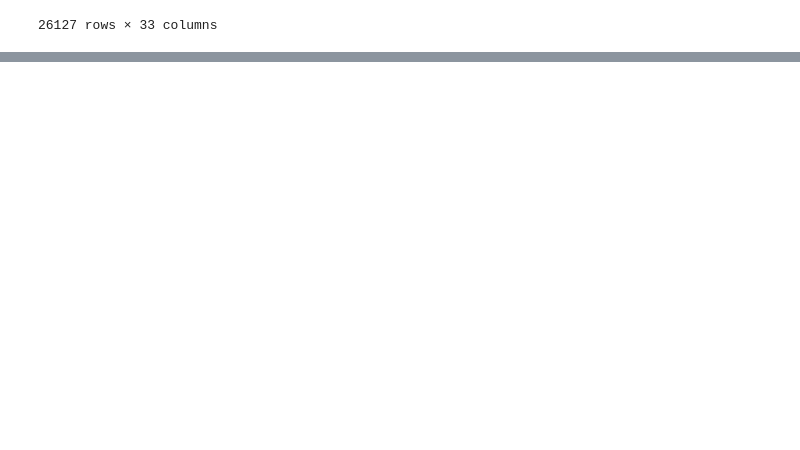
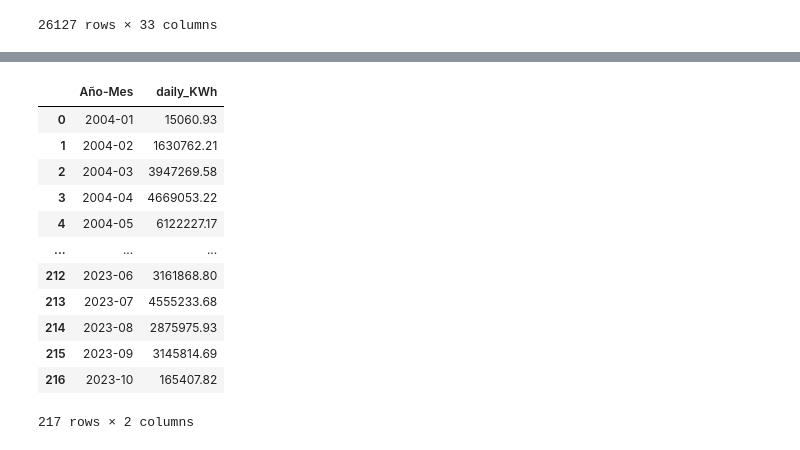
Before and after one commit to JuanDavidPerdomo/epm-rnn101, a Jupyter notebook: time_series.ipynb, the cells around one changed output, grey strips where cells are left out. Drawn from its saved outputs; the diff is of its cells as text; code cells hidden in the pictures; blank space fills up the shorter version.

```diff
--- a/time_series.ipynb
+++ b/time_series.ipynb
@@ -294,0 +192,20 @@ Total de filas consolidadas: 6394
+# %%
+df_mensual = df.copy()
+df_mensual['Año-Mes'] = df_mensual['Fecha'].dt.to_period('M')
+df_mensual = df_mensual.groupby('Año-Mes', as_index=False)['daily_KWh'].sum()
+# %%
+df_mensual
+# %% [output]
+|  | Año-Mes | daily_KWh |
+| 0 | 2004-01 | 15060.93 |
+| 1 | 2004-02 | 1630762.21 |
+| 2 | 2004-03 | 3947269.58 |
+| 3 | 2004-04 | 4669053.22 |
+| 4 | 2004-05 | 6122227.17 |
+| ... | ... | ... |
+| 212 | 2023-06 | 3161868.80 |
+| 213 | 2023-07 | 4555233.68 |
+| 214 | 2023-08 | 2875975.93 |
+| 215 | 2023-09 | 3145814.69 |
+| 216 | 2023-10 | 165407.82 |
+217 rows × 2 columns
```
Also changed, not shown: parts of 16 cells of this notebook.
